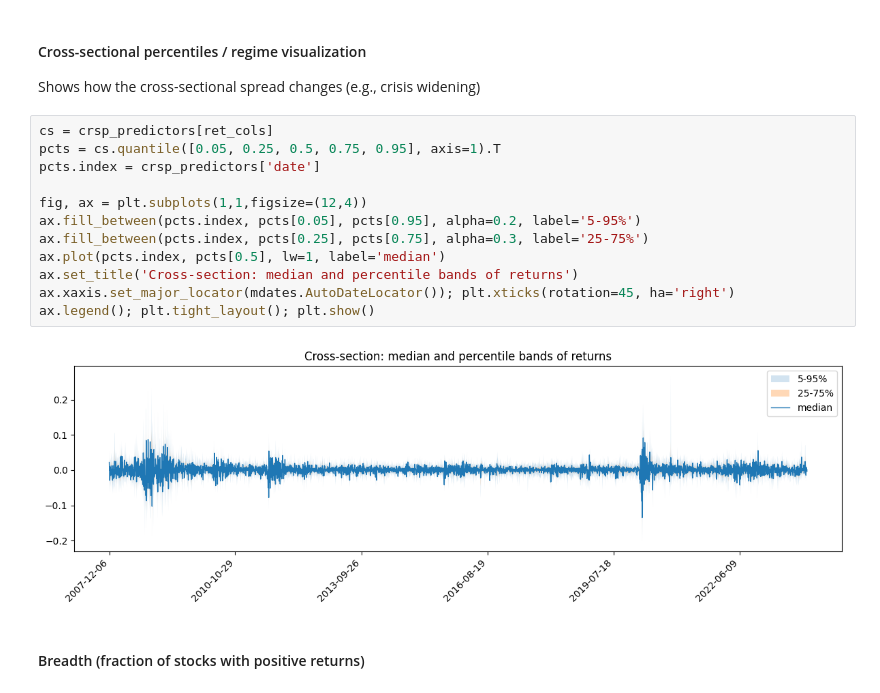
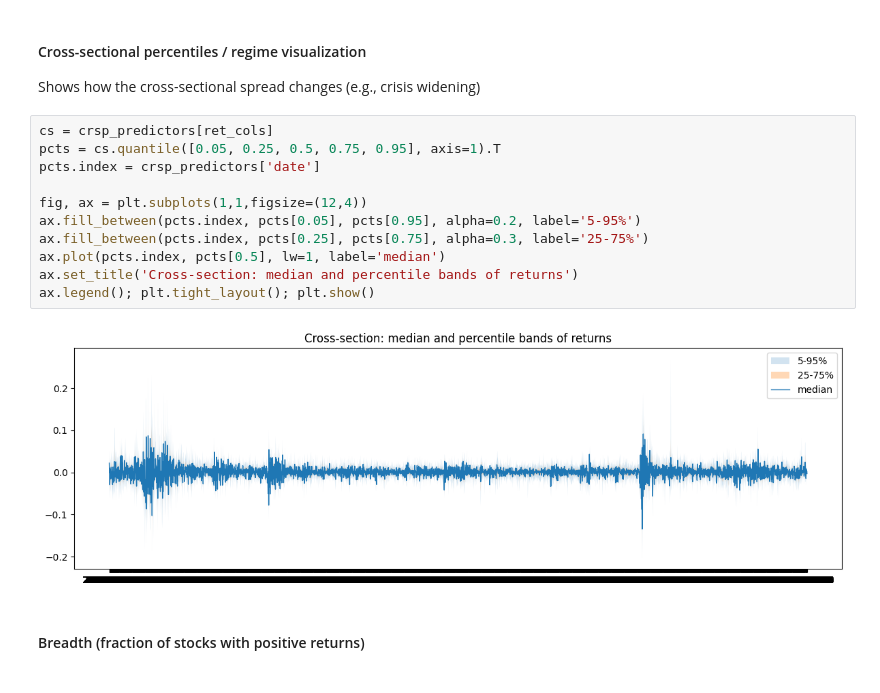
Before and after one commit to travisdesell/exact, a Jupyter notebook: financial_loss_functions/exploration.ipynb, the cells around one changed output. Drawn from its saved outputs; the diff is of its cells as text.

```diff
--- a/financial_loss_functions/exploration.ipynb
+++ b/financial_loss_functions/exploration.ipynb
@@ -241,17 +246,16 @@ Shows how the cross-sectional spread changes (e.g., crisis widening)
 # %%
 cs = crsp_predictors[ret_cols]
 pcts = cs.quantile([0.05, 0.25, 0.5, 0.75, 0.95], axis=1).T
 pcts.index = crsp_predictors['date']
 
 fig, ax = plt.subplots(1,1,figsize=(12,4))
 ax.fill_between(pcts.index, pcts[0.05], pcts[0.95], alpha=0.2, label='5-95%')
 ax.fill_between(pcts.index, pcts[0.25], pcts[0.75], alpha=0.3, label='25-75%')
 ax.plot(pcts.index, pcts[0.5], lw=1, label='median')
 ax.set_title('Cross-section: median and percentile bands of returns')
-ax.xaxis.set_major_locator(mdates.AutoDateLocator()); plt.xticks(rotation=45, ha='right')
 ax.legend(); plt.tight_layout(); plt.show()
 # %% [output]
-[figure, old version]
+[figure, new version]
 # %% [markdown]
 #### Breadth (fraction of stocks with positive returns)
 # %%
```
Also changed, not shown: parts of 23 cells of this notebook.
